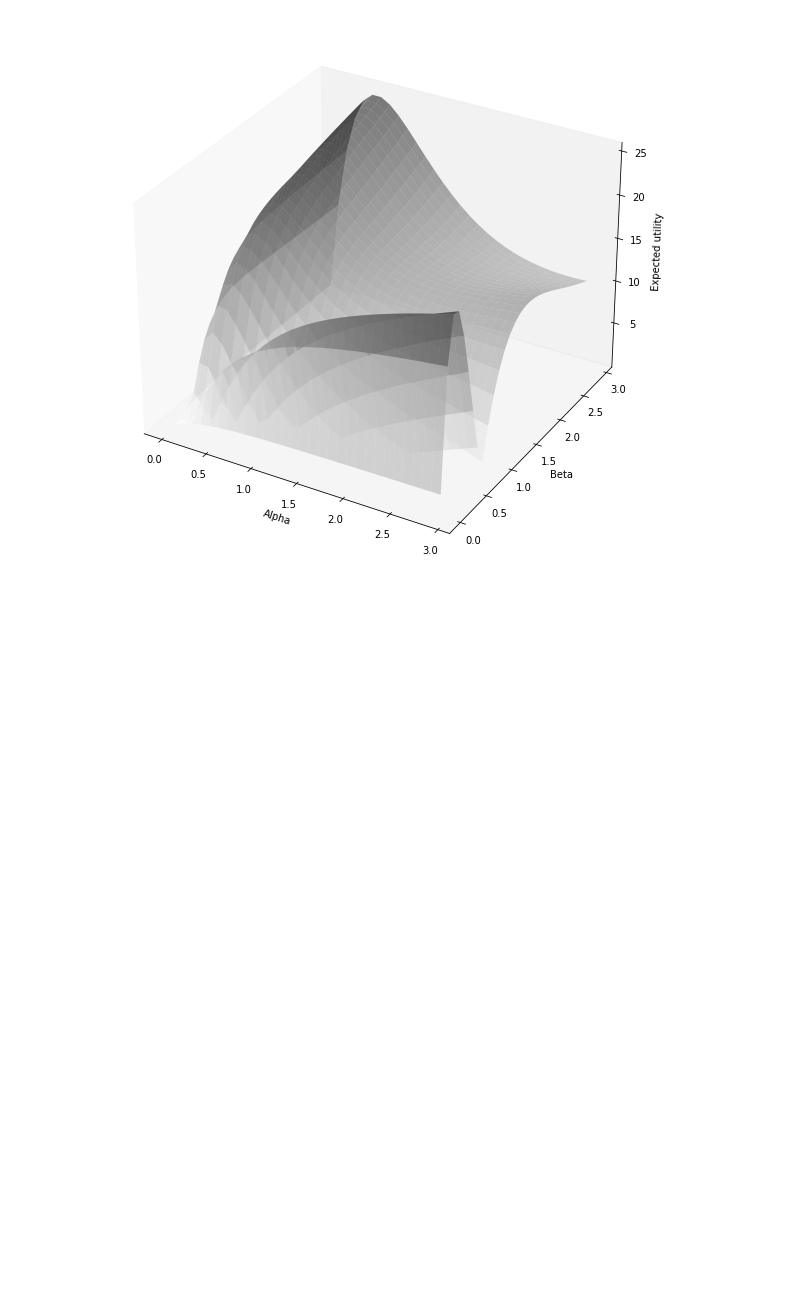
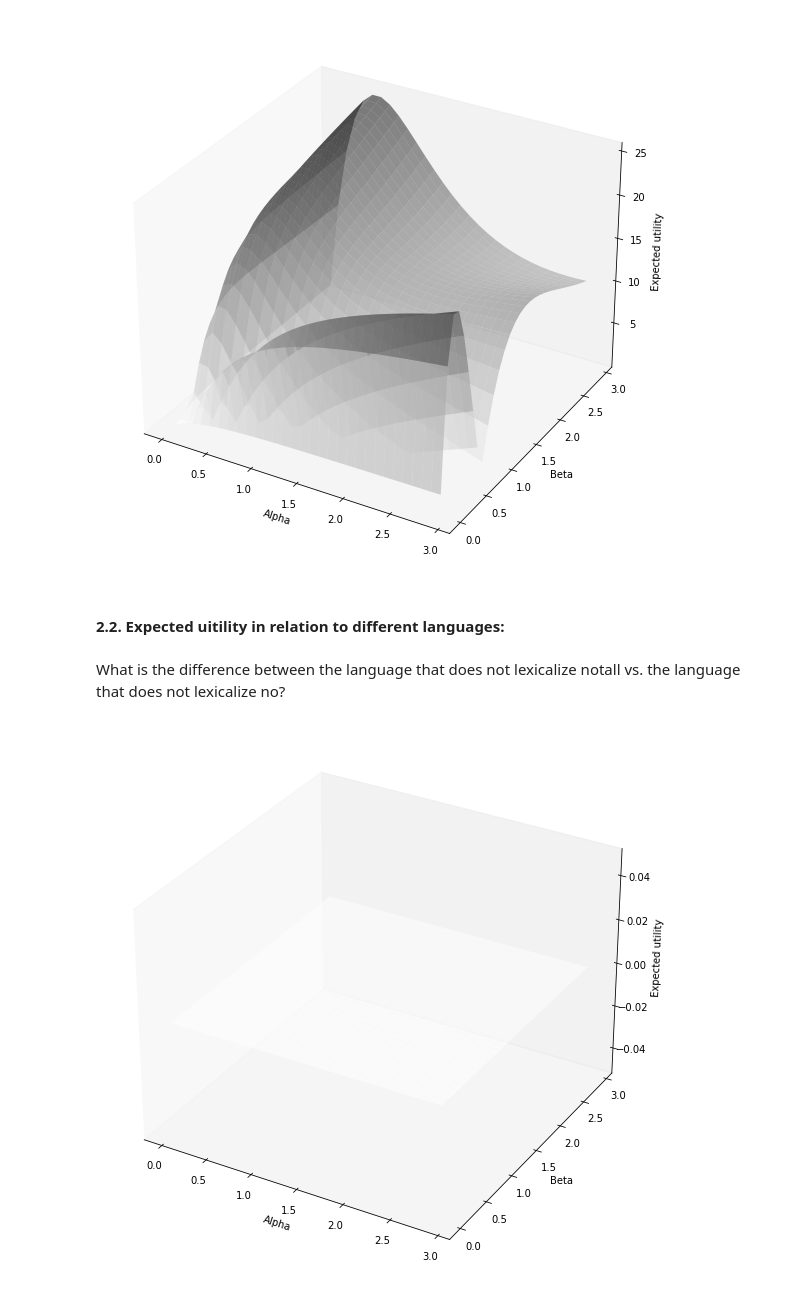
Before and after one commit to alexeykosh/2021-PPR-expected-utility, a Jupyter notebook: model.ipynb, the cells around one changed output. Drawn from its saved outputs; the diff is of its cells as text; code cells hidden in the pictures; blank space fills up the shorter version.

```diff
--- a/model.ipynb
+++ b/model.ipynb
@@ -103,3 +109,14 @@ Absolute difference in-between 100 and 10 items model:
 plot_U(X, Y, abs(Z_100-Z_10))
 # %% [output]
 [figure]
+# %% [markdown]
+#### 2.2. Expected uitility in relation to different languages:
+# %%
+Z_notall = expected_U(X, Y, message_c={'all': 0, 'some': 0, 'no':0, 'notall': 100}, n=50)
+Z_no = expected_U(X, Y, message_c={'all': 0, 'some': 0, 'no':1, 'notall': 1}, n=50)
+# %% [markdown]
+What is the difference between the language that does not lexicalize notall vs. the language that does not lexicalize no?
+# %%
+plot_U(X, Y, abs(Z_no-Z_notall))
+# %% [output]
+[figure, added]
```
Also changed, not shown: parts of 2 cells of this notebook.
